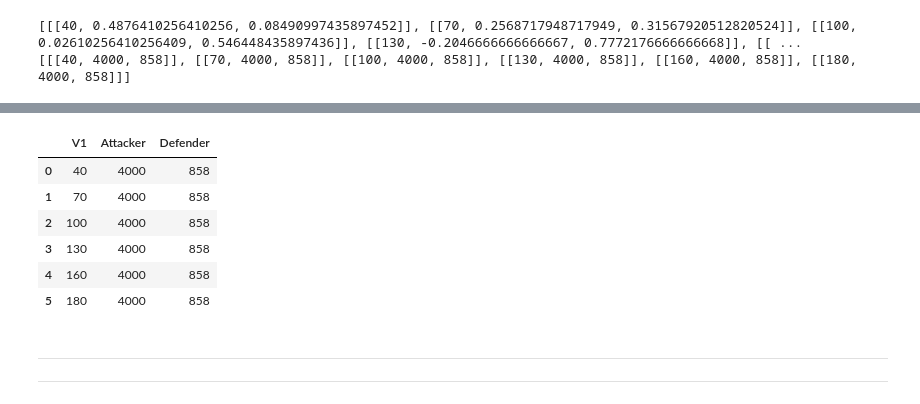
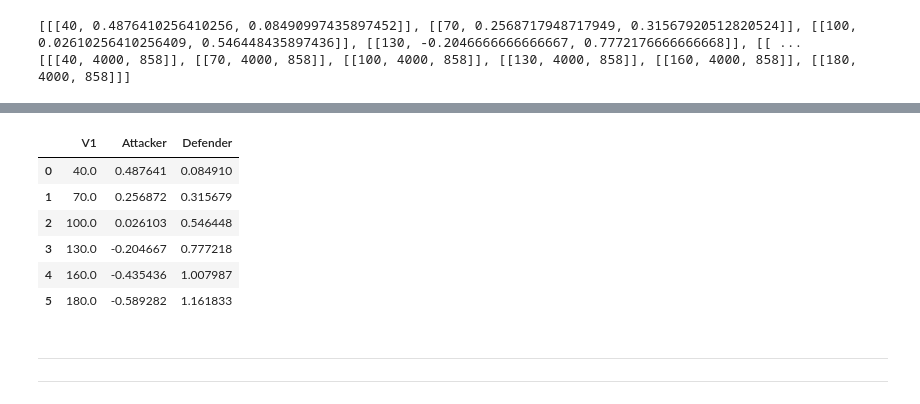
Before and after one commit to MattiaBrocco/VANET-game-theory, a Jupyter notebook: VANET - final version.ipynb, the cells around one changed output, grey strips where cells are left out. Cells and saved outputs as stored; diff of their text form; code cells hidden in the pictures.

```diff
--- a/MB_attempt_1.ipynb
+++ b/VANET - final version.ipynb
@@ -193,0 +184,15 @@ plt.savefig("./images/NE_payoff_speed.png", dpi = 300)
+# %%
+static_game_ne = pd.DataFrame(np.vstack([np.array(c) for c in o_pfs]),
+                              columns = ["V1", "Attacker", "Defender"])
+
+fig1, ax1 = plt.subplots(figsize = (6.4, 4.8))
+ax1.set_rasterized(True)
+
+static_game_ne.plot.line(y = "Attacker", x = "V1", ax = ax1, marker = "x", markersize = 7)
+static_game_ne.plot.line(y = "Defender", x = "V1", ax = ax1, marker = "o", linestyle = "--")
+plt.grid(alpha = .5)
+plt.xlabel("Speed $(v_{1})$", fontsize = 12)
+plt.ylabel("Payoff", rotation = 0, labelpad = 10, fontsize = 12)
+
+#plt.show()
+plt.savefig("./images/NE_payoff_speed.eps")
@@ -194,14 +201,13 @@ plt.savefig("./images/NE_payoff_speed.png", dpi = 300)
 # %%
-pd.DataFrame(np.vstack([np.array(c) for c in o_str]),
-             columns = ["V1", "Attacker", "Defender"])
+static_game_ne
 # %% [output]
 |  | V1 | Attacker | Defender |
-| 0 | 40 | 4000 | 858 |
-| 1 | 70 | 4000 | 858 |
-| 2 | 100 | 4000 | 858 |
-| 3 | 130 | 4000 | 858 |
-| 4 | 160 | 4000 | 858 |
-| 5 | 180 | 4000 | 858 |
+| 0 | 40.0 | 0.487641 | 0.084910 |
+| 1 | 70.0 | 0.256872 | 0.315679 |
+| 2 | 100.0 | 0.026103 | 0.546448 |
+| 3 | 130.0 | -0.204667 | 0.777218 |
+| 4 | 160.0 | -0.435436 | 1.007987 |
+| 5 | 180.0 | -0.589282 | 1.161833 |
 # %% [markdown]
 ---
 ---
```
Also changed, not shown: parts of 5 cells of this notebook, 5 other files.
